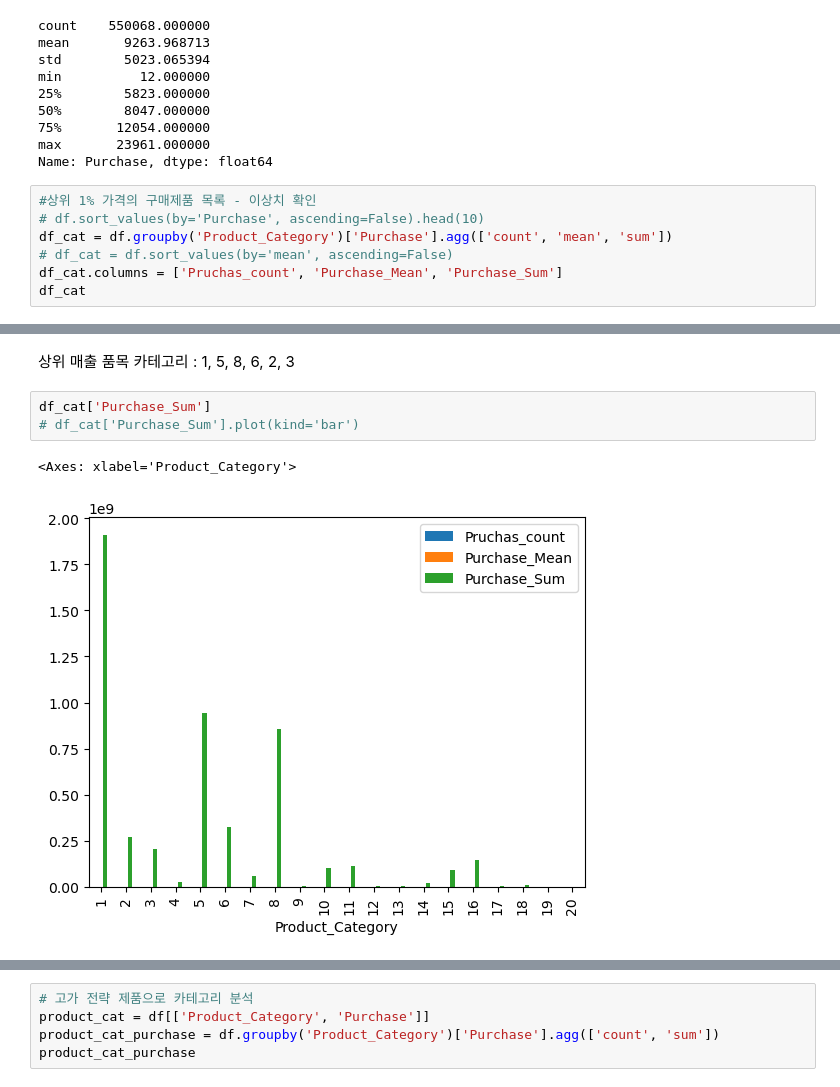
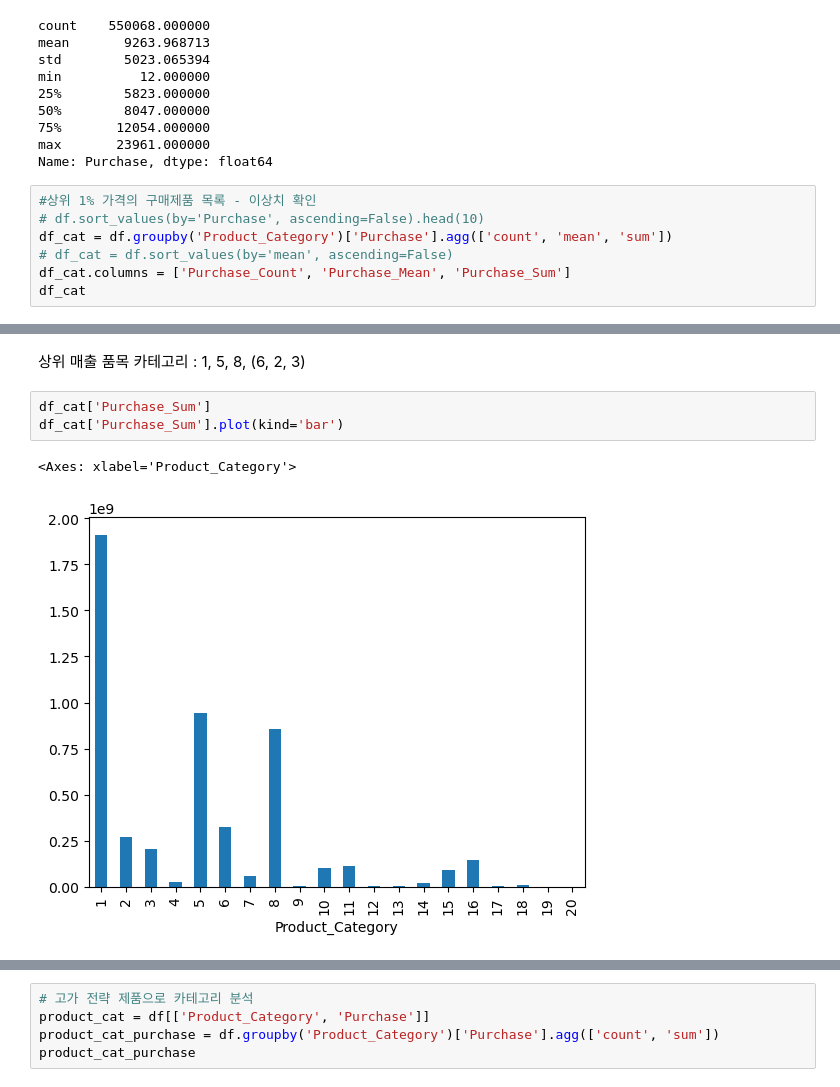
Before and after one commit to cherrima/hipython, a Jupyter notebook: 45_데이터분석_Wallmart_강창희.ipynb, the cells around one changed output, grey strips where cells are left out. Saved outputs shown, nothing was run; the diff lists cells and outputs as text.

```diff
--- a/45_데이터분석_Wallmart_강창희.ipynb
+++ b/45_데이터분석_Wallmart_강창희.ipynb
@@ -151,6 +168,6 @@ Name: Purchase, dtype: float64
 # df.sort_values(by='Purchase', ascending=False).head(10)
 df_cat = df.groupby('Product_Category')['Purchase'].agg(['count', 'mean', 'sum'])
 # df_cat = df.sort_values(by='mean', ascending=False)
-df_cat.columns = ['Pruchas_count', 'Purchase_Mean', 'Purchase_Sum']
+df_cat.columns = ['Purchase_Count', 'Purchase_Mean', 'Purchase_Sum']
 df_cat
 # %% [output]
@@ -217,10 +257,10 @@ df_cat.sort_values(by='Purchase_Sum', ascending=False)
 | 20 | 2550 | 370.481176 | 944727 |
 | 19 | 1603 | 37.041797 | 59378 |
 # %% [markdown]
-상위 매출 품목 카테고리 : 1, 5, 8, 6, 2, 3
+상위 매출 품목 카테고리 : 1, 5, 8, (6, 2, 3)
 # %%
 df_cat['Purchase_Sum']
-# df_cat['Purchase_Sum'].plot(kind='bar')
+df_cat['Purchase_Sum'].plot(kind='bar')
 # %% [output]
 <Axes: xlabel='Product_Category'>
-[figure, old version]
+[figure, new version]
```
Also changed, not shown: parts of 41 cells of this notebook, 2 other files.
